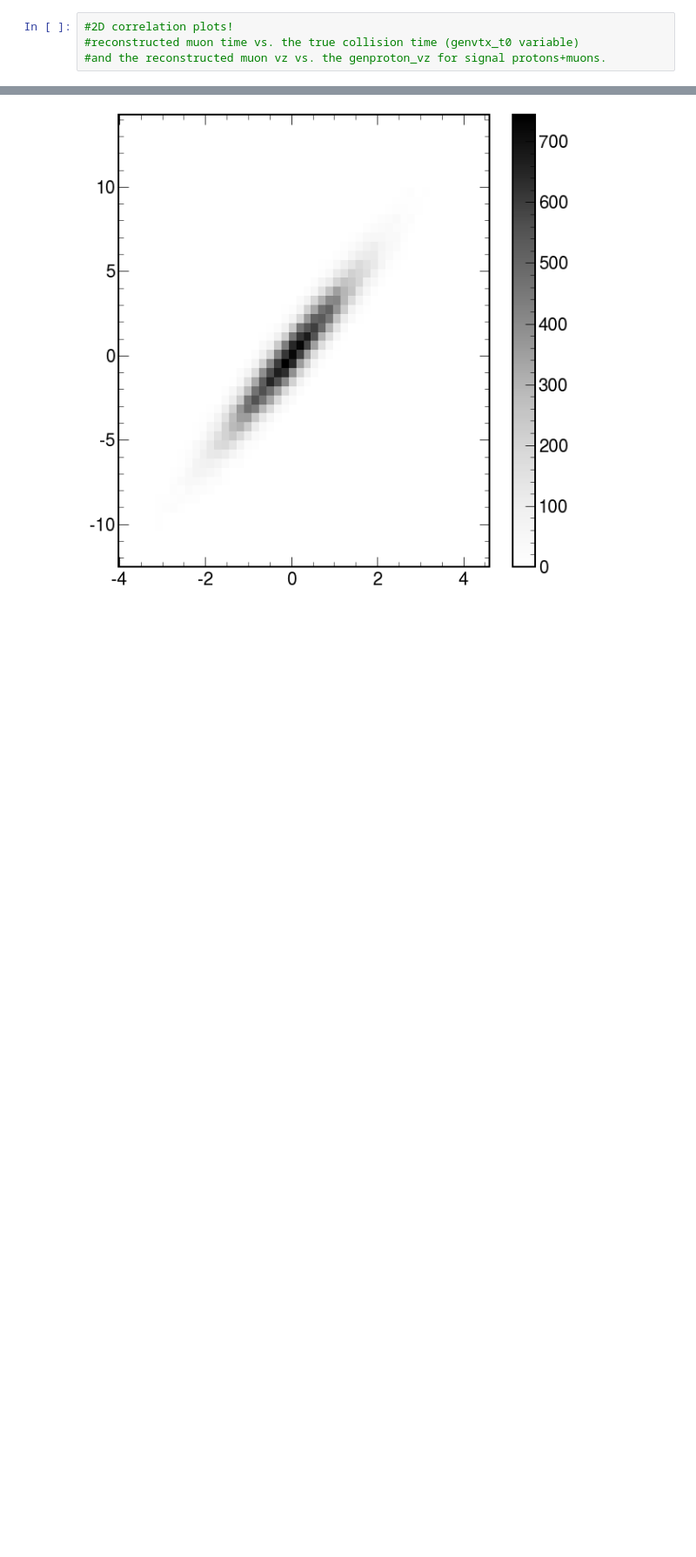
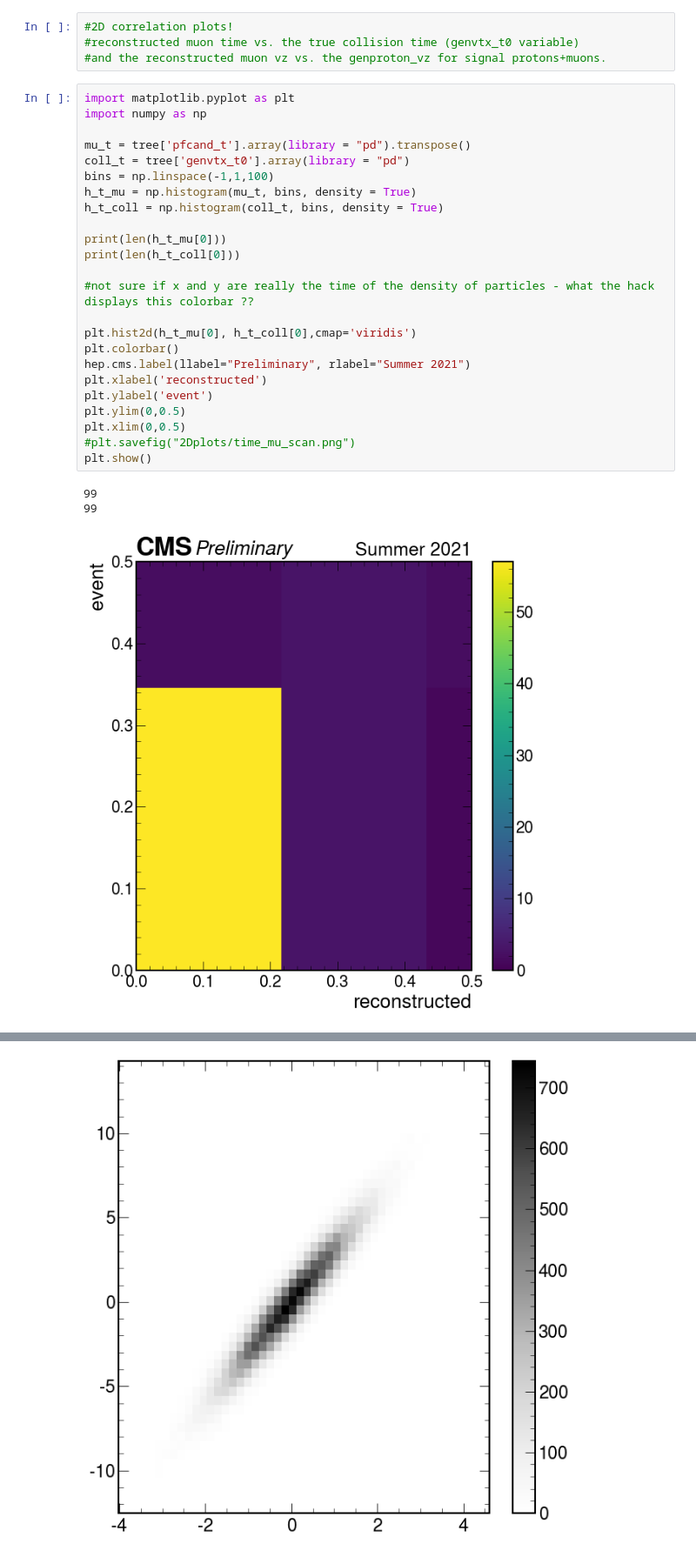
Before and after one commit to jloemker/SWAN, a Jupyter notebook: Exploration-notebook.ipynb, the cells around one changed output, grey strips where cells are left out. Shown at 87% size. Saved outputs shown, nothing was run; the diff lists cells and outputs as text; blank space fills up the shorter version.

```diff
--- a/Exploration-notebook.ipynb
+++ b/Exploration-notebook.ipynb
@@ -344,6 +344,34 @@ ax.set(xlabel='GeV/c²', ylabel='number of entries')
 #2D correlation plots!
 #reconstructed muon time vs. the true collision time (genvtx_t0 variable)
 #and the reconstructed muon vz vs. the genproton_vz for signal protons+muons.
+# %%
+import matplotlib.pyplot as plt
+import numpy as np
+
+mu_t = tree['pfcand_t'].array(library = "pd").transpose()
+coll_t = tree['genvtx_t0'].array(library = "pd")
+bins = np.linspace(-1,1,100)
+h_t_mu = np.histogram(mu_t, bins, density = True)
+h_t_coll = np.histogram(coll_t, bins, density = True)
+
+print(len(h_t_mu[0]))
+print(len(h_t_coll[0]))
+
+#not sure if x and y are really the time of the density of particles - what the hack displays this colorbar ??
+
+plt.hist2d(h_t_mu[0], h_t_coll[0],cmap='viridis')
+plt.colorbar()
+hep.cms.label(llabel="Preliminary", rlabel="Summer 2021")
+plt.xlabel('reconstructed')
+plt.ylabel('event')
+plt.ylim(0,0.5)
+plt.xlim(0,0.5)
+#plt.savefig("2Dplots/time_mu_scan.png")
+plt.show()
+# %% [output]
+99
+99
+[figure, added]
 # %%
 import scipy
 import pandas as pd
```
Also changed, not shown: parts of 2 cells of this notebook.
